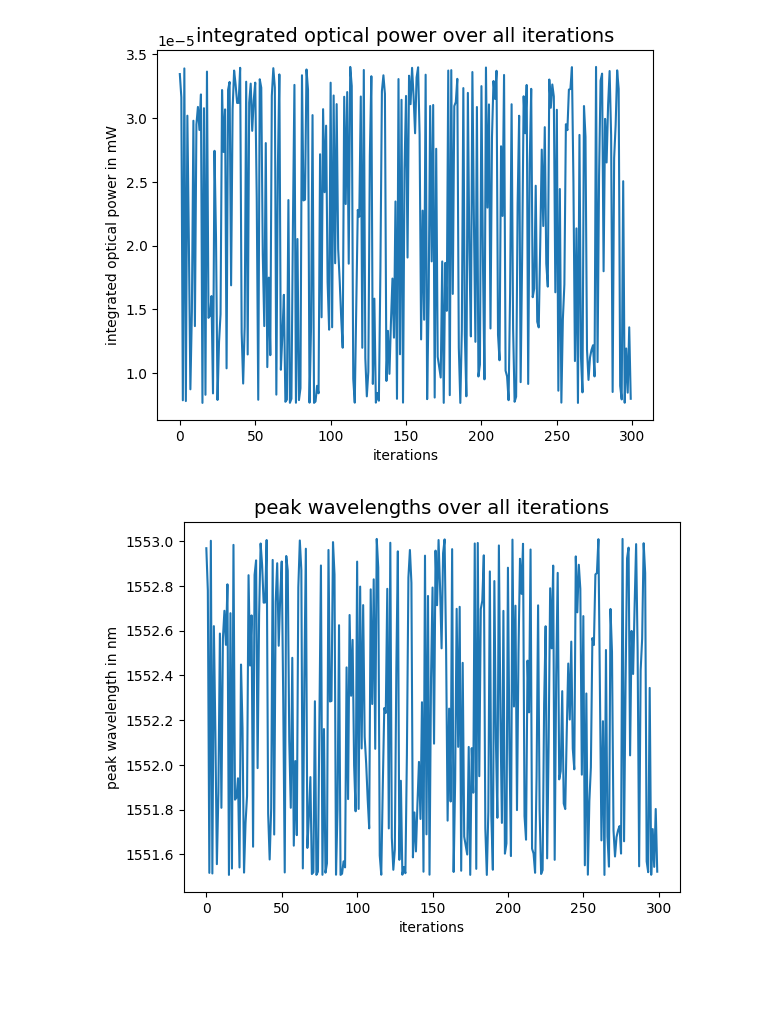
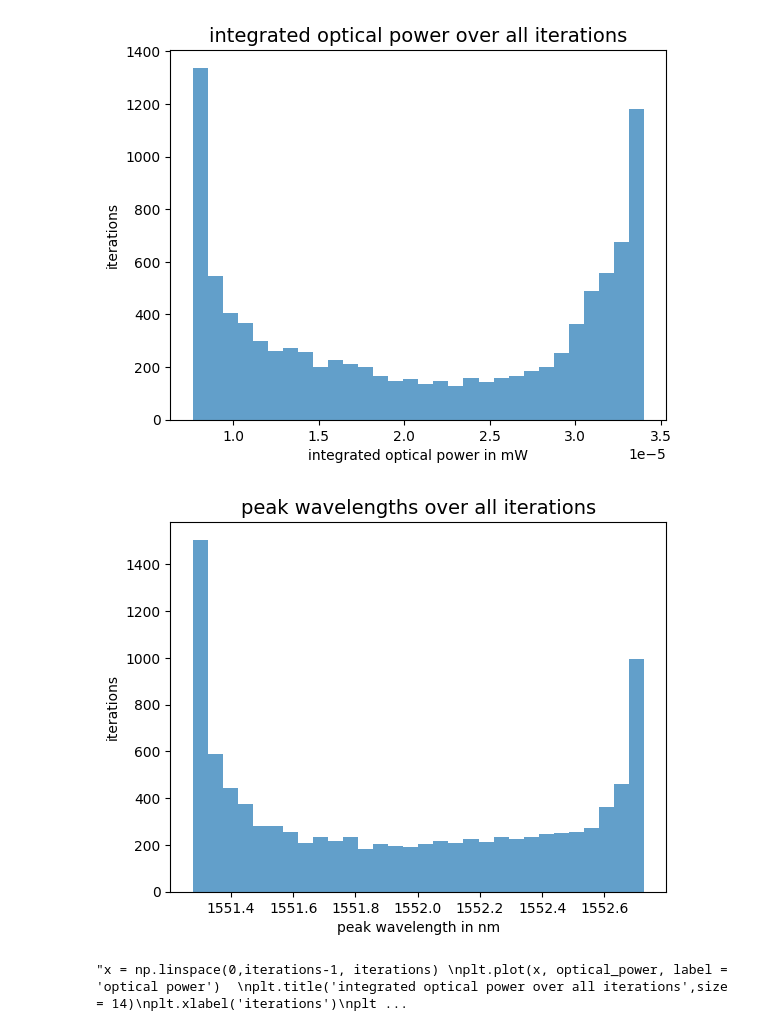
Before and after one commit to hjdskfh/bachelor, a Jupyter notebook: code/laseroutput.ipynb, the cells around one changed output. Cells and saved outputs as stored; diff of their text form; code cells hidden in the pictures; blank space fills up the shorter version.

```diff
--- a/code/laseroutput.ipynb
+++ b/code/laseroutput.ipynb
@@ -10,7 +10,7 @@ current_frequency = 1
 voltage_heater = 1         #V
 voltage_amplitude = 0.050  #V
 voltage_frequency = 1
-iterations = 300
+iterations = 10000
 t = np.linspace(0, 10, 1000)
 optical_power = np.empty(iterations)
 peak_wavelength = np.empty(iterations)
@@ -28,6 +28,7 @@ def get_tck(csv_file, column1, column2, rows):
     return splrep(df[column1], df[column2])
 
 def get_curr_volt():
+    #np.random.seed(42)
     t_fix = np.random.uniform(0, 10)
     chosen_current = current_over_time(t_fix, current_laserdiode, current_amplitude, current_frequency) *1e3 #jetzt in mA
     chosen_voltage = voltage_over_time(t_fix, voltage_heater, voltage_amplitude, voltage_frequency)
@@ -35,41 +36,54 @@ def get_curr_volt():
 
 def laseroutput(i, chosen_current, chosen_voltage):
     optical_power[i] = splev(chosen_current, tck_current_power)
-    peak_wavelength[i] = splev(chosen_current, tck_current_wavelength) + splev(chosen_voltage, tck_voltage_shift)
+    peak_wavelength[i] = splev(chosen_current, tck_current_wavelength) #+ splev(chosen_voltage, tck_voltage_shift)
     return optical_power[i], peak_wavelength[i]
 
 
 #PROGRAMM
 
 #current_power_data readout
-tck_current_power = get_tck('current_power_data.csv', 'Current (mA)', 'Optical Power (mW)', 9)
+tck_current_power = get_tck('../data/current_power_data.csv', 'Current (mA)', 'Optical Power (mW)', 9)
 
 #voltage_shift_data readout
-tck_voltage_shift =  get_tck('voltage_shift_data.csv', 'Voltage (V)', 'Wavelength Shift (nm)', 20)
+tck_voltage_shift =  get_tck('../data/voltage_shift_data.csv', 'Voltage (V)', 'Wavelength Shift (nm)', 20)
 
 #current_wavelength_data readout:
-tck_current_wavelength =  get_tck('current_wavelength_modified.csv', 'Current (mA)', 'Wavelength (nm)', 9)         #modified sodass mA Werte stimmen (/1000)
+tck_current_wavelength =  get_tck('../data/current_wavelength_modified.csv', 'Current (mA)', 'Wavelength (nm)', 9)         #modified sodass mA Werte stimmen (/1000)
 
 for i in range(iterations):
     #get chosen_current and chosen_voltage
     chosen_current, chosen_voltage = get_curr_volt()
 
 
     #get laseroutput
     optical_power[i], peak_wavelength[i] = laseroutput(i, chosen_current, chosen_voltage)
 
-x = np.linspace(0,iterations-1, iterations)
+plt.hist(optical_power, bins=30, label='Optical Power', alpha=0.7)
+plt.title('integrated optical power over all iterations',size = 14)
+plt.ylabel('iterations')
+plt.xlabel('integrated optical power in mW')
+plt.show()
+
+plt.hist(peak_wavelength, bins=30, label='Peak Wavelength', alpha=0.7)
+plt.title('peak wavelengths over all iterations',size = 14)
+plt.ylabel('iterations')
+plt.xlabel('peak wavelength in nm')
+plt.show()
+
+'''x = np.linspace(0,iterations-1, iterations)
 plt.plot(x, optical_power, label = 'optical power')
 plt.title('integrated optical power over all iterations',size = 14)
 plt.xlabel('iterations')
 plt.ylabel('integrated optical power in mW')
 plt.show()
 plt.plot(x, peak_wavelength, label = 'peak wavelength')
 plt.title('peak wavelengths over all iterations',size = 14)
 plt.xlabel('iterations')
 plt.ylabel('peak wavelength in nm')
 
-plt.show()
+plt.show()'''
 # %% [output]
-[figure, old version]
+[figure, new version]
-[figure, old version]
+[figure, new version]
+"x = np.linspace(0,iterations-1, iterations) \nplt.plot(x, optical_power, label = 'optical power')  \nplt.title('integrated optical power over all iterations',size = 14)\nplt.xlabel('iterations')\nplt ...
```
Also changed, not shown: 2 other files.
